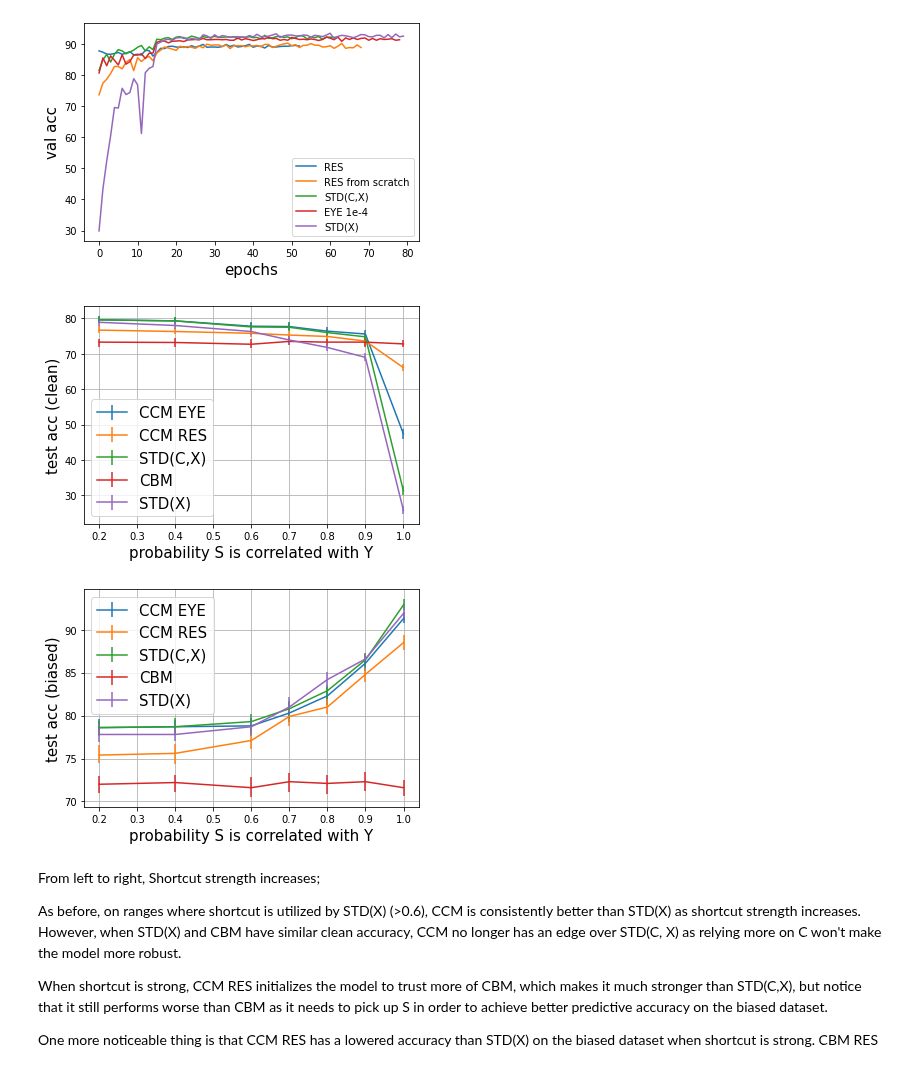
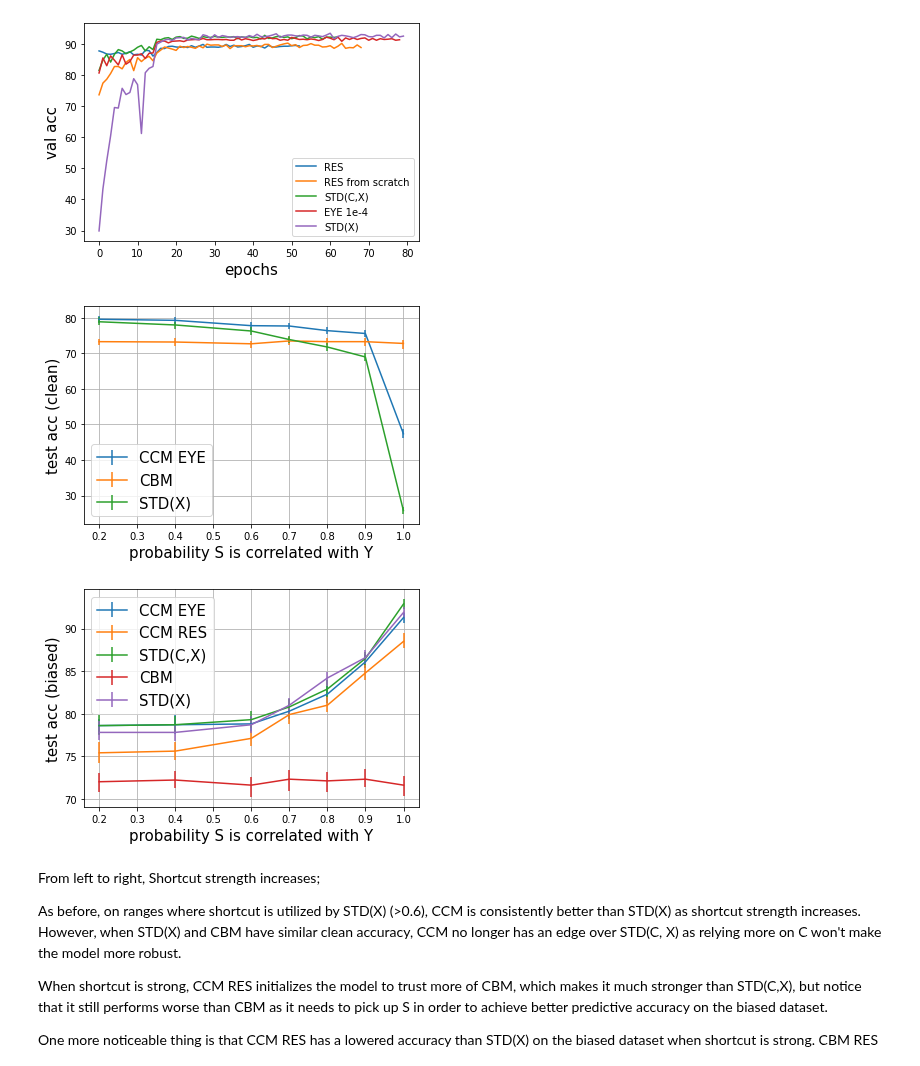
Before and after one commit to nathanwang000/ConceptCredibleModel, a Jupyter notebook: notebooks/Q4_Q5.ipynb, the cells around one changed output. Drawn from its saved outputs; the diff is of its cells as text; code cells hidden in the pictures.

```diff
--- a/notebooks/Q4_Q5.ipynb
+++ b/notebooks/Q4_Q5.ipynb
@@ -42,14 +42,14 @@ def get_error(p, n=100):
     a, b = np.percentile([sum(np.random.choice(2, n_test, p=[1-p, p])) / float(n_test) for _ in range(n)], [2.5, 97.5])
     return a, b
 
-def plot_d_noise(d, dim=0, label=None):
+def plot_d_noise(d, dim=0, label=None, alpha=1):
     x = d.keys()
     y = list(map(lambda x: x[dim], d.values()))
     # plt.plot(x, y, label=label)
     # yerr = list(zip(*[get_error(a/100.0) for a in y]))
     yerr = list(zip(*[list(map(lambda i: abs(i-a/100.0) * 100, get_error(a/100.0))) for a in y]))
     # print(len(yerr), len(yerr[0]), yerr)
-    plt.errorbar(x, y, yerr=yerr, label=label)
+    plt.errorbar(x, y, yerr=yerr, label=label, alpha=alpha)
 # %%
 # key is threshold_concept, value is [clean acc, t=0, t=1]
 perf_dict_cbm = {
@@ -236,43 +249,43 @@ perf_dict_stdx = {
 xlabel = "probability S is correlated with Y"
 
 plot_d_noise(perf_dict_eye, 0, "CCM EYE")
-plot_d_noise(perf_dict_ccmr, 0, "CCM RES")
-plot_d_noise(perf_dict_stdcx, 0, "STD(C,X)")
+# plot_d_noise(perf_dict_ccmr, 0, "CCM RES")
+# plot_d_noise(perf_dict_stdcx, 0, "STD(C,X)")
 plot_d_noise(perf_dict_cbm, 0, "CBM")
 plot_d_noise(perf_dict_stdx, 0, "STD(X)")
 plt.ylabel('test acc (clean)', fontsize=15)
 plt.xlabel(xlabel, fontsize=15)
 plt.legend(fontsize=15)
 plt.grid()
-plt.savefig('figures/clean_a2_cub.png')
+# plt.savefig('figures/clean_a2_cub.png')
 plt.show()
 
 # plot_d_noise(perf_dict_eye, 1, "CCM EYE")
 # plot_d_noise(perf_dict_ccmr, 1, "CCM RES")
 # plot_d_noise(perf_dict_stdcx, 1, "STD(C,X)")
 # plot_d_noise(perf_dict_cbm, 1, "CBM")
 # plot_d_noise(perf_dict_stdx, 1, "STD(X)")
 # plt.ylabel('test acc (ind noise)', fontsize=15)
 # plt.xlabel(xlabel, fontsize=15)
 # plt.legend(fontsize=15)
 # plt.grid()
 # plt.savefig('figures/ind_a2_cub.png')
 # plt.show()
 
 plot_d_noise(perf_dict_eye, 2, "CCM EYE")
 plot_d_noise(perf_dict_ccmr, 2, "CCM RES")
 plot_d_noise(perf_dict_stdcx, 2, "STD(C,X)")
 plot_d_noise(perf_dict_cbm, 2, "CBM")
 plot_d_noise(perf_dict_stdx, 2, "STD(X)")
 plt.ylabel('test acc (biased)', fontsize=15)
 plt.xlabel(xlabel, fontsize=15)
 plt.legend(fontsize=15)
 plt.grid()
-plt.savefig('figures/bias_a2_cub.png')
+# plt.savefig('figures/bias_a2_cub.png')
 plt.show()
 # %% [output]
-[figure, old version]
+[figure, new version]
-[figure, old version]
+[figure, new version]
 # %% [markdown]
 From left to right, Shortcut strength increases;
 
```
Also changed, not shown: parts of 2 cells of this notebook, 32 other files.
